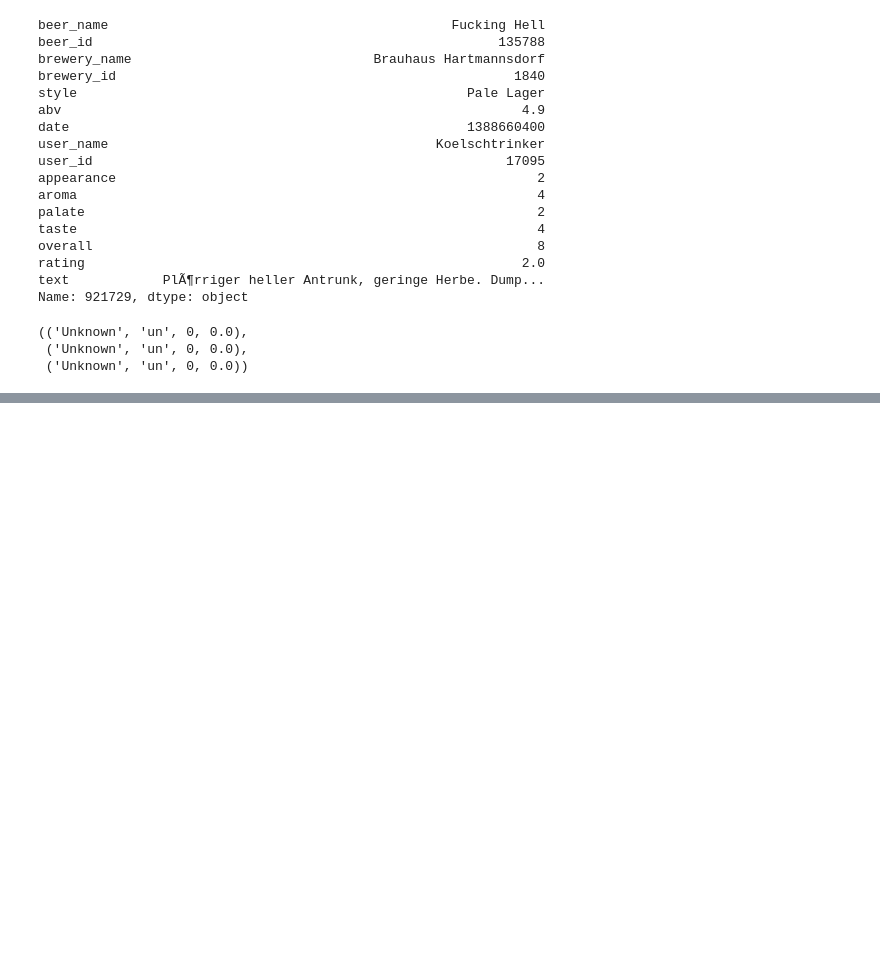
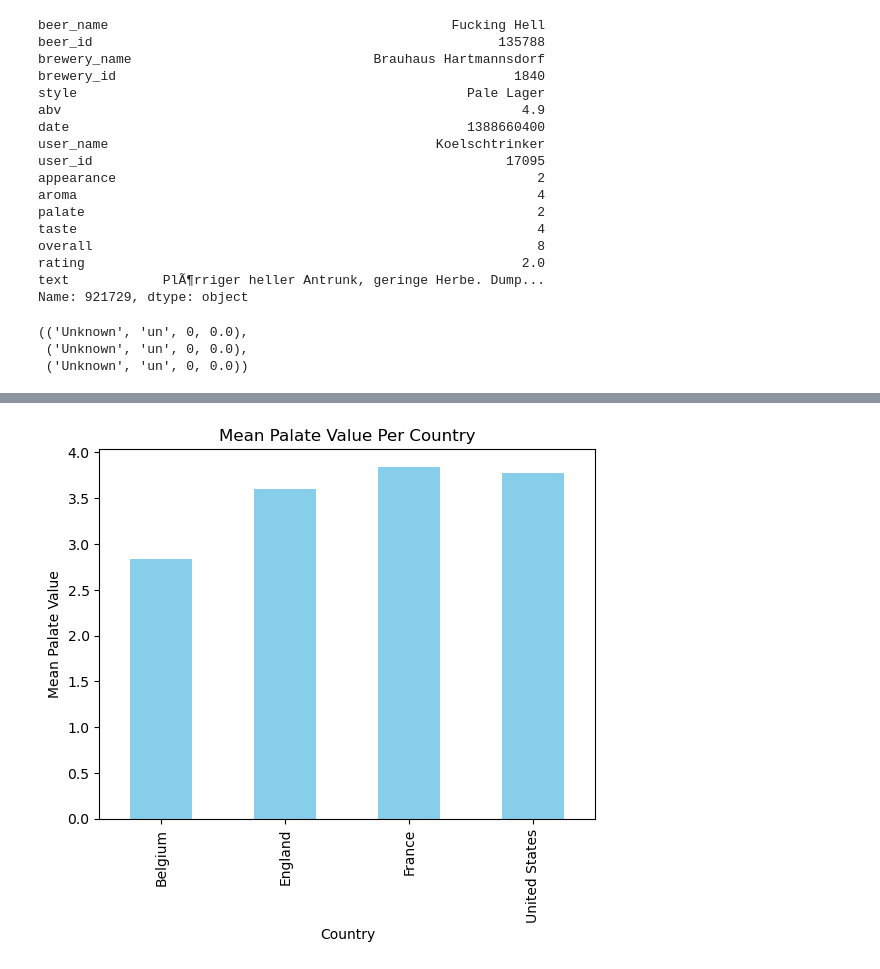
Before and after one commit to epfl-ada/ada-2023-project-dondada, a Jupyter notebook: MilestoneP2.ipynb, the cells around one changed output, grey strips where cells are left out. Drawn from its saved outputs; the diff is of its cells as text; code cells hidden in the pictures; blank space fills up the shorter version.

```diff
--- a/MilestoneP2.ipynb
+++ b/MilestoneP2.ipynb
@@ -1134,0 +1248,15 @@ cld2.detect(txt)[2]
+# %%
+#mean palate scores per countries
+
+selected_countries = ['United States', 'Belgium', 'England', 'France']
+selected = reviews_ba_f[reviews_ba_f['location'].isin(selected_countries)]
+palate_per_countries = selected.groupby('location')['palate'].mean()
+
+
+palate_per_countries.plot(kind='bar', color='skyblue')
+plt.xlabel('Country')
+plt.ylabel('Mean Palate Value')
+plt.title('Mean Palate Value Per Country')
+plt.show()
+# %% [output]
+[figure, added]
```
Also changed, not shown: parts of 12 cells of this notebook.
